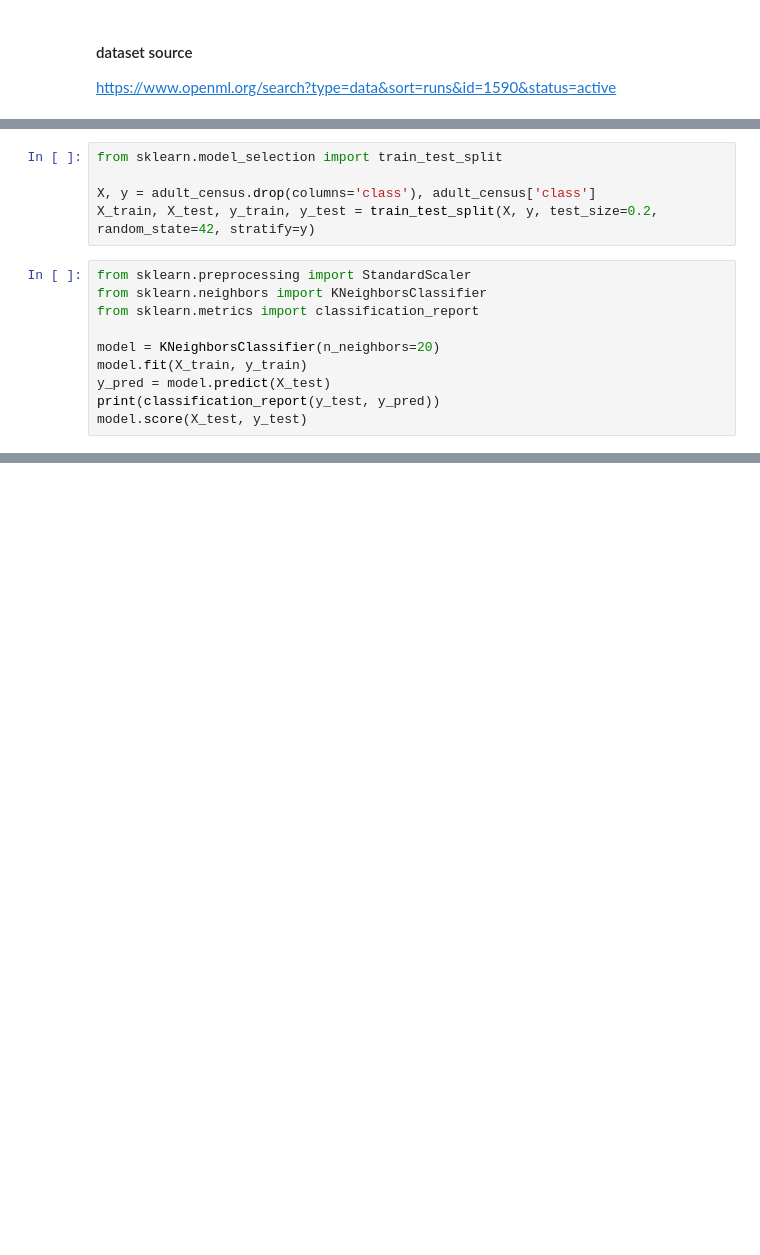
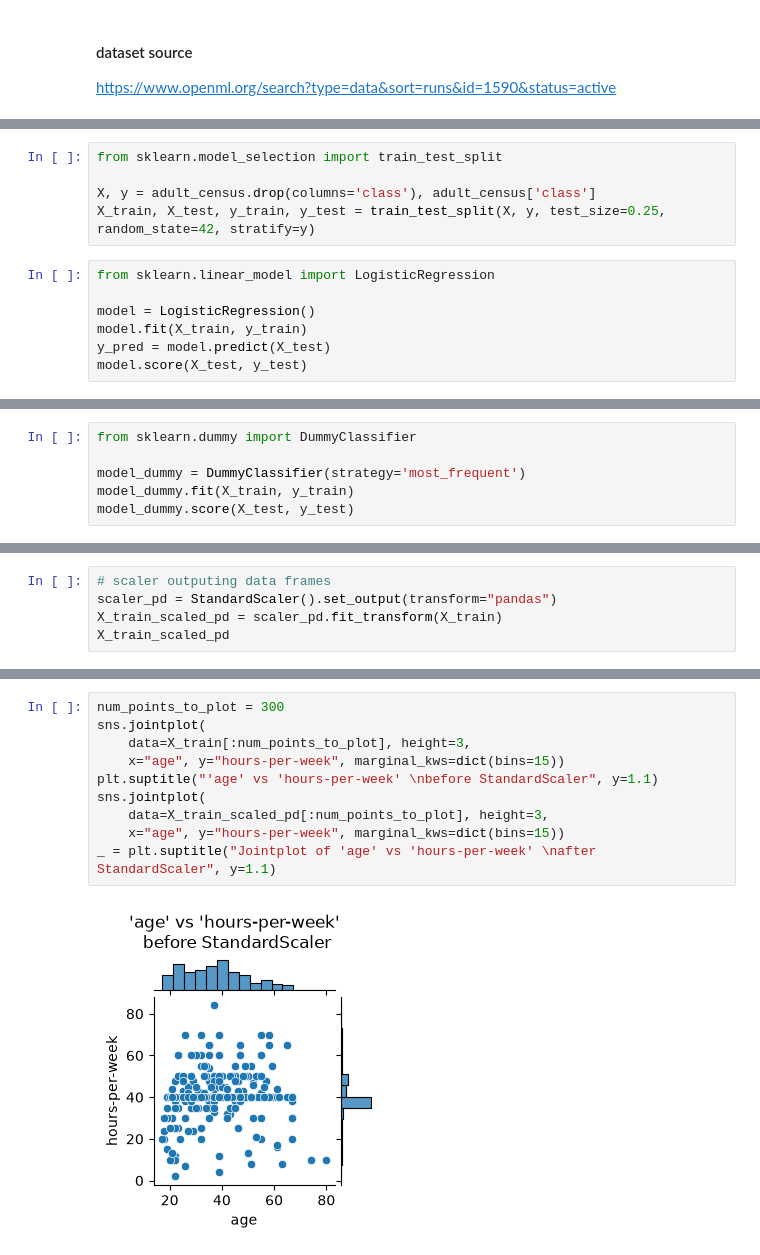
Before and after one commit to xxx-aria/scikit-learn-study, a Jupyter notebook: mooc_guide/ex3.ipynb, the cells around one changed output, grey strips where cells are left out. Cells and saved outputs as stored; diff of their text form; blank space fills up the shorter version.

Commit message:
Explore preprocessing and pipelines in Ex3

```diff
--- a/mooc_guide/ex3.ipynb
+++ b/mooc_guide/ex3.ipynb
@@ -31,15 +35,12 @@ adult_census
 from sklearn.model_selection import train_test_split
 
 X, y = adult_census.drop(columns='class'), adult_census['class']
-X_train, X_test, y_train, y_test = train_test_split(X, y, test_size=0.2, random_state=42, stratify=y)
+X_train, X_test, y_train, y_test = train_test_split(X, y, test_size=0.25, random_state=42, stratify=y)
 # %%
-from sklearn.preprocessing import StandardScaler
-from sklearn.neighbors import KNeighborsClassifier
-from sklearn.metrics import classification_report
+from sklearn.linear_model import LogisticRegression
 
-model = KNeighborsClassifier(n_neighbors=20)
+model = LogisticRegression()
 model.fit(X_train, y_train)
 y_pred = model.predict(X_test)
-print(classification_report(y_test, y_pred))
 model.score(X_test, y_test)
 # %% [output]
@@ -57,0 +48,6 @@ https://inria.github.io/scikit-learn-mooc/python_scripts/02_numerical_pipeline_h
+# %%
+from sklearn.dummy import DummyClassifier
+
+model_dummy = DummyClassifier(strategy='most_frequent')
+model_dummy.fit(X_train, y_train)
+model_dummy.score(X_test, y_test)
@@ -57,0 +93,5 @@ https://inria.github.io/scikit-learn-mooc/python_scripts/02_numerical_pipeline_h
+# %%
+# scaler outputing data frames
+scaler_pd = StandardScaler().set_output(transform="pandas")
+X_train_scaled_pd = scaler_pd.fit_transform(X_train)
+X_train_scaled_pd
@@ -57,0 +112,12 @@ https://inria.github.io/scikit-learn-mooc/python_scripts/02_numerical_pipeline_h
+# %%
+num_points_to_plot = 300
+sns.jointplot(
+    data=X_train[:num_points_to_plot], height=3,
+    x="age", y="hours-per-week", marginal_kws=dict(bins=15))
+plt.suptitle("'age' vs 'hours-per-week' \nbefore StandardScaler", y=1.1)
+sns.jointplot(
+    data=X_train_scaled_pd[:num_points_to_plot], height=3,
+    x="age", y="hours-per-week", marginal_kws=dict(bins=15))
+_ = plt.suptitle("Jointplot of 'age' vs 'hours-per-week' \nafter StandardScaler", y=1.1)
+# %% [output]
+[figure, added]
```
Also changed, not shown: parts of 18 cells of this notebook.
